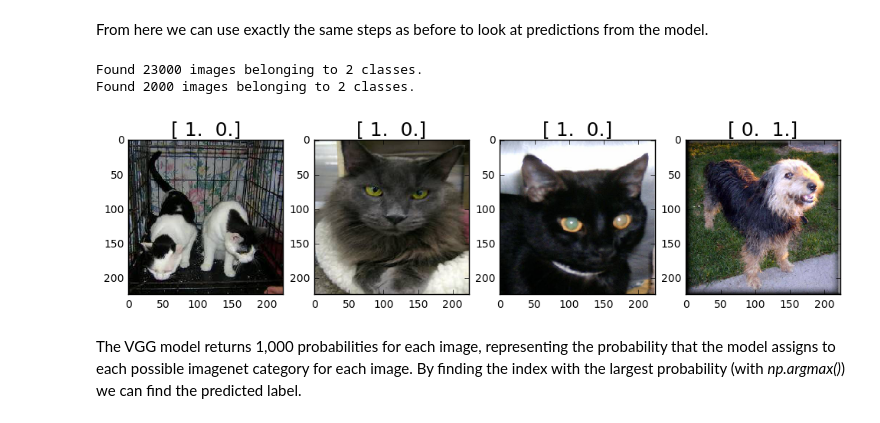
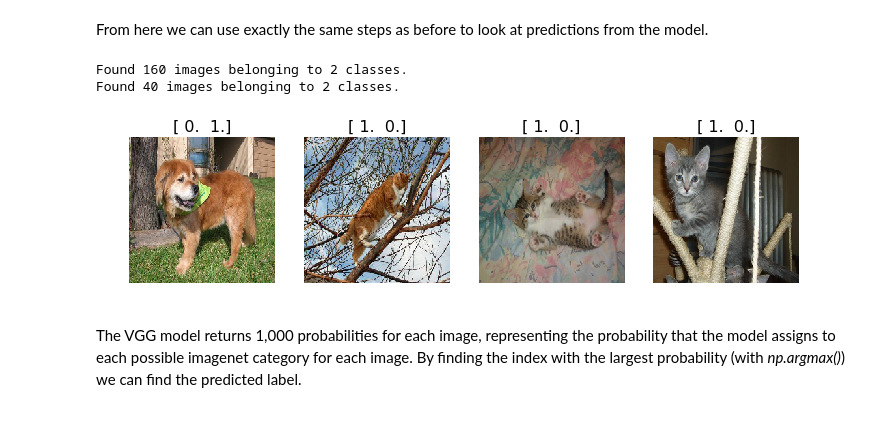
Before and after one commit to appleby/courses, a Jupyter notebook: deeplearning1/nbs/lesson1-ma.ipynb, the cells around one changed output. Drawn from its saved outputs; the diff is of its cells as text; code cells hidden in the pictures.

```diff
--- a/deeplearning1/nbs/lesson1-ma.ipynb
+++ b/deeplearning1/nbs/lesson1-ma.ipynb
@@ -17,8 +17,8 @@ This shows plots in the web page itself - we always wants to use this when using
 # %% [markdown]
 Define path to data: (It's a good idea to put it in a subdirectory of your notebooks folder, and then exclude that directory from git control by adding it to .gitignore.)
 # %%
-path = "data/dogscats/"
-#path = "data/dogscats/sample/"
+#path = "data/dogscats/"
+path = "data/dogscats/sample/"
 # %% [markdown]
 A few basic libraries that we'll need for the initial exercises:
 # %%
@@ -245,20 +263,21 @@ Keras provides functionality to create batches of data from directories containi
 # %%
 def get_batches(dirname, gen=image.ImageDataGenerator(), shuffle=True,
                 batch_size=batch_size, class_mode='categorical'):
-    pass
+    return gen.flow_from_directory(dirname, target_size=(224,224), shuffle=shuffle,
+                                   batch_size=batch_size, class_mode=class_mode)
 # %% [markdown]
 From here we can use exactly the same steps as before to look at predictions from the model.
 # %%
-batches = ...
-val_batches = ...
-imgs,labels = ...
+batches = get_batches(path+'train', batch_size=batch_size)
+val_batches = get_batches(path+'valid', batch_size=batch_size)
+imgs,labels = next(batches)
 
 # This shows the 'ground truth'
 plots(imgs, titles=labels)
 # %% [output]
-Found 23000 images belonging to 2 classes.
-Found 2000 images belonging to 2 classes.
+Found 160 images belonging to 2 classes.
+Found 40 images belonging to 2 classes.
-[figure, old version]
+[figure, new version]
 # %% [markdown]
 The VGG model returns 1,000 probabilities for each image, representing the probability that the model assigns to each possible imagenet category for each image. By finding the index with the largest probability (with *np.argmax()*) we can find the predicted label.
 # %%
```
Also changed, not shown: parts of 27 cells of this notebook.
